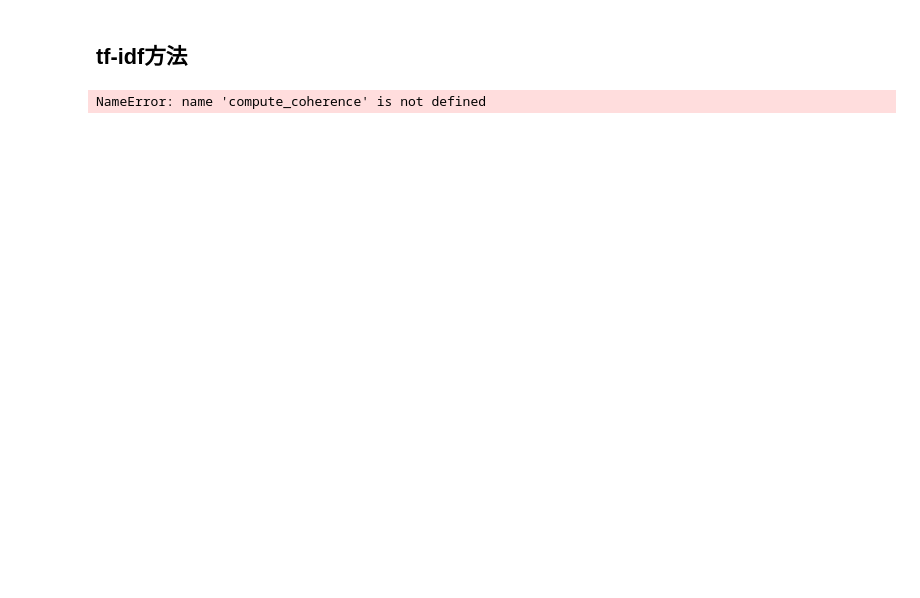
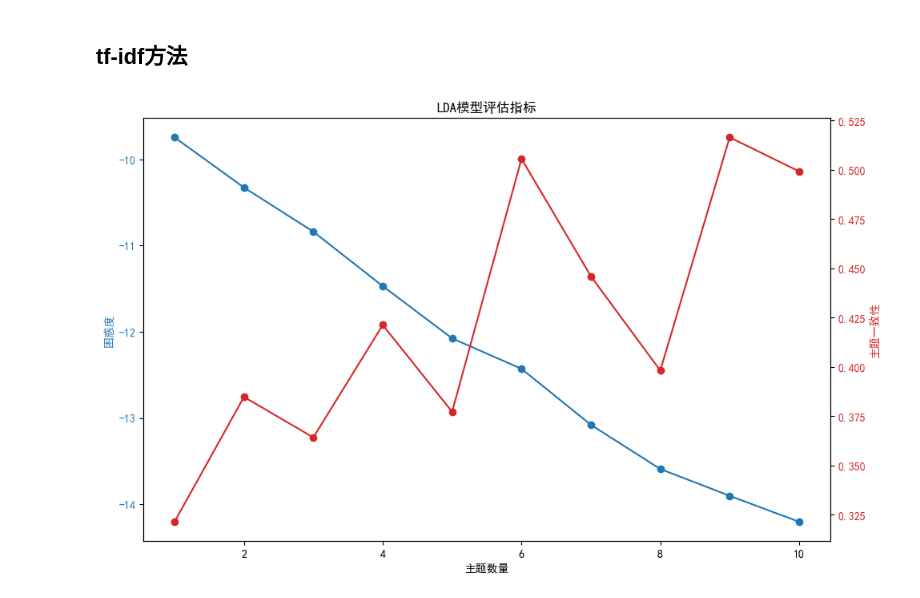
Before and after one commit to zhiliang-lin/public_opinion_data_analysis, a Jupyter notebook: 03 文本特征抽取、文本表示与主题抽取/03-4 the_queen_of_news_reviews.ipynb, the cells around one changed output. Drawn from its saved outputs; the diff is of its cells as text; code cells hidden in the pictures; blank space fills up the shorter version.

```diff
--- a/03 文本特征抽取、文本表示与主题抽取/03-4 the_queen_of_news_reviews.ipynb
+++ b/03 文本特征抽取、文本表示与主题抽取/03-4 the_queen_of_news_reviews.ipynb
@@ -307,38 +333,64 @@ corpus_tfidf = tfidf[corpus]
 def compute_perplexity_tfidf(corpus_tfidf, model):
     return model.log_perplexity(corpus_tfidf)
 
+# 定义 compute_coherence 函数
+def compute_coherence(corpus, model, dictionary, texts):
+    coherence_model = CoherenceModel(model=model, texts=texts, dictionary=dictionary, coherence='c_v')
+    coherence_score = coherence_model.get_coherence()
+    return coherence_score
+
+# 定义一个函数，用于绘制困惑度和主题一致性的图表
+def plot_metrics(num_topics_list, perplexity_values, coherence_values):
+    fig, ax1 = plt.subplots(figsize=(10, 6))
+
+    color = 'tab:blue'
+    ax1.set_xlabel('主题数量')
+    ax1.set_ylabel('困惑度', color=color)
+    ax1.plot(num_topics_list, perplexity_values, color=color, marker='o')
+    ax1.tick_params(axis='y', labelcolor=color)
+
+    ax2 = ax1.twinx()
+    color = 'tab:red'
+    ax2.set_ylabel('主题一致性', color=color)
+    ax2.plot(num_topics_list, coherence_values, color=color, marker='o')
+    ax2.tick_params(axis='y', labelcolor=color)
+
+    fig.tight_layout()
+    plt.title('LDA模型评估指标')
+    plt.show()
+
 # 定义一个函数，用于训练LDA模型并计算评估指标（使用TF-IDF模型）
 def train_lda_model_and_evaluate_tfidf(corpus_tfidf, dictionary, texts, num_topics_list):
     perplexity_values = []
     coherence_values = []
 
     lda_model_tfidf_list = []  # 用于存储每个主题数量对应的LDA模型
 
     for num_topics in num_topics_list:
         # 训练LDA模型
         lda_model_tfidf = LdaModel(corpus_tfidf, num_topics=num_topics, id2word=dictionary, passes=15)
         lda_model_tfidf_list.append(lda_model_tfidf)  # 将模型存储起来
 
         # 计算困惑度
         perplexity = compute_perplexity_tfidf(corpus_tfidf, lda_model_tfidf)
         perplexity_values.append(perplexity)
 
         # 计算主题一致性
         coherence = compute_coherence(corpus_tfidf, lda_model_tfidf, dictionary, texts)
         coherence_values.append(coherence)
 
     # 绘制图表
     plot_metrics(num_topics_list, perplexity_values, coherence_values)
 
     return lda_model_tfidf_list
 
 # 选择要尝试的主题数量范围
 num_topics_list = list(range(1, 11))
 
 # 训练LDA模型并评估（使用TF-IDF模型）
 lda_model_tfidf_list = train_lda_model_and_evaluate_tfidf(corpus_tfidf, dictionary, df['content_segmented_list'], num_topics_list)
 # %% [output]
-NameError: name 'compute_coherence' is not defined
+[figure, added]
 # %%
 import pandas as pd
 from gensim import corpora
```
Also changed, not shown: parts of 2 cells of this notebook, 1 other file.
